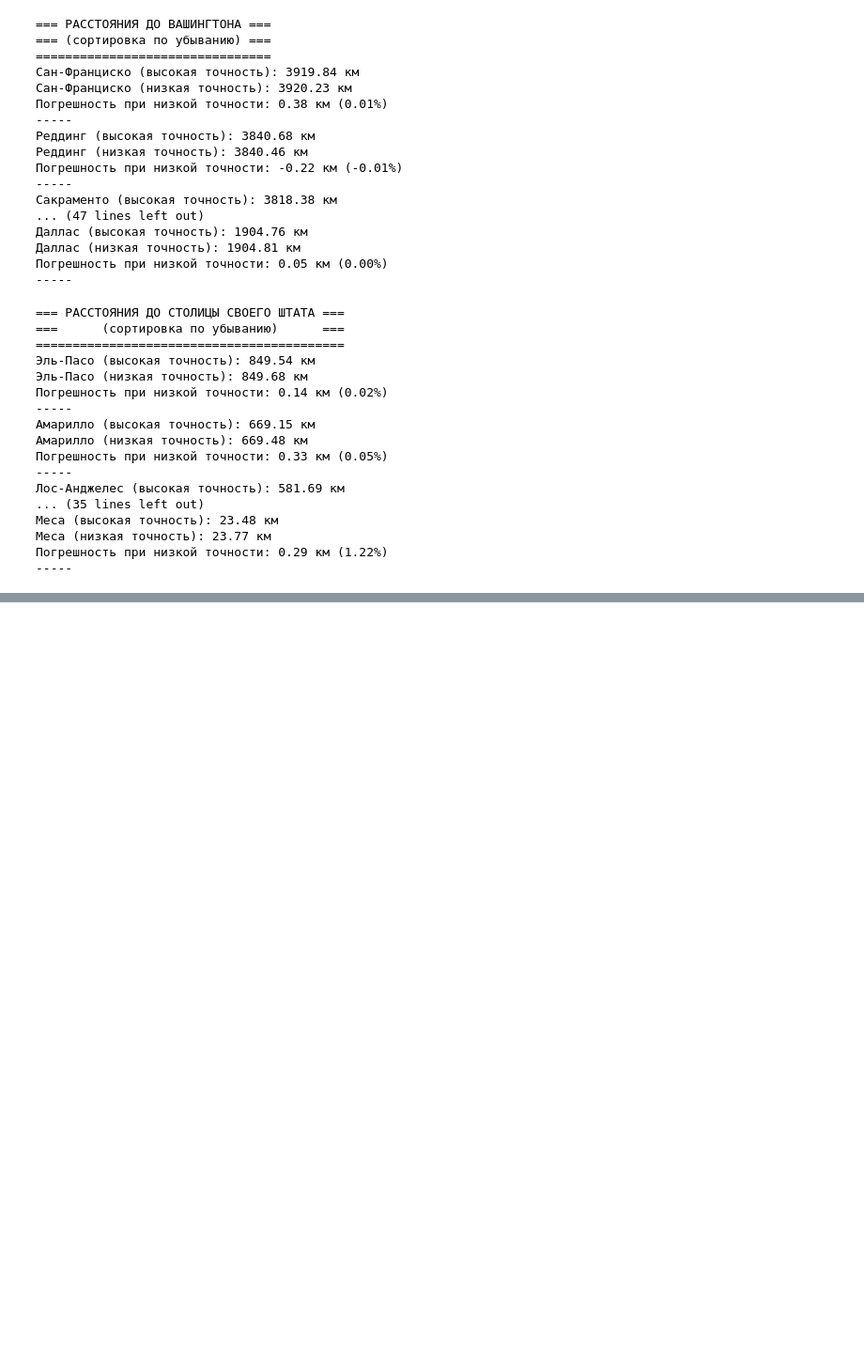
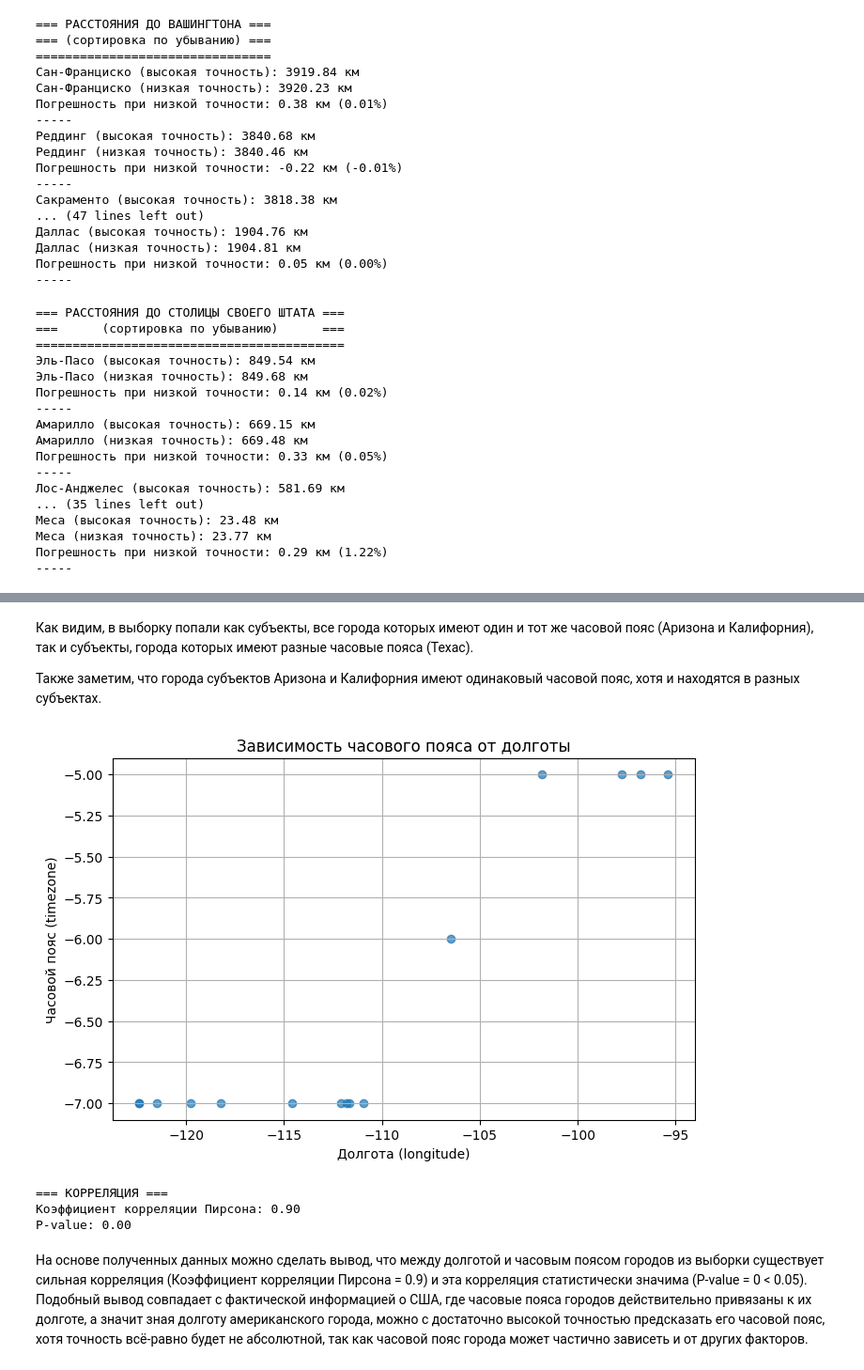
Before and after one commit to KlimVladMaks/pda-practical-1, a Jupyter notebook: federation-cities-analysis.ipynb, the cells around one changed output, grey strips where cells are left out. Shown at 94% size. Saved outputs shown, nothing was run; the diff lists cells and outputs as text; code cells hidden in the pictures; blank space fills up the shorter version.

```diff
--- a/federation-cities-analysis.ipynb
+++ b/federation-cities-analysis.ipynb
@@ -340,0 +384,29 @@ for c, d in sorted(distances_to_state_capital.items(), key=lambda item: item[1],
+# %% [markdown]
+Как видим, в выборку попали как субъекты, все города которых имеют один и тот же часовой пояс (Аризона и Калифорния), так и субъекты, города которых имеют разные часовые пояса (Техас).
+
+Также заметим, что города субъектов Аризона и Калифорния имеют одинаковый часовой пояс, хотя и находятся в разных субъектах.
+# %%
+df = pd.DataFrame(cities_data)
+
+# Построим график зависимости часового пояса от долготы
+plt.figure(figsize=(8, 5))
+plt.scatter(df['longitude'], df['timezone'], alpha=0.7)
+plt.xlabel('Долгота (longitude)')
+plt.ylabel('Часовой пояс (timezone)')
+plt.title('Зависимость часового пояса от долготы')
+plt.grid(True)
+plt.show()
+# %% [output]
+[figure, added]
+# %%
+# Рассчитаем коэффициент корреляции Пирсона и его значимость (P-value)
+print("=== КОРРЕЛЯЦИЯ ===")
+pearson_corr, p_value = stats.pearsonr(df['longitude'], df['timezone'])
+print(f"Коэффициент корреляции Пирсона: {pearson_corr:.2f}")
+print(f"P-value: {p_value:.2f}")
+# %% [output]
+=== КОРРЕЛЯЦИЯ ===
+Коэффициент корреляции Пирсона: 0.90
+P-value: 0.00
+# %% [markdown]
+На основе полученных данных можно сделать вывод, что между долготой и часовым поясом городов из выборки существует сильная корреляция (Коэффициент корреляции Пирсона = 0.9) и эта корреляция статистически значима (P-value = 0 < 0.05). Подобный вывод совпадает с фактической информацией о США, где часовые пояса городов действительно привязаны к их долготе, а значит зная долготу американского города, можно с достаточно высокой точностью предсказать его часовой пояс, хотя точность всё-равно будет не абсолютной, так как часовой пояс города может частично зависеть и от других факторов.
```
Also changed, not shown: parts of 5 cells of this notebook.
